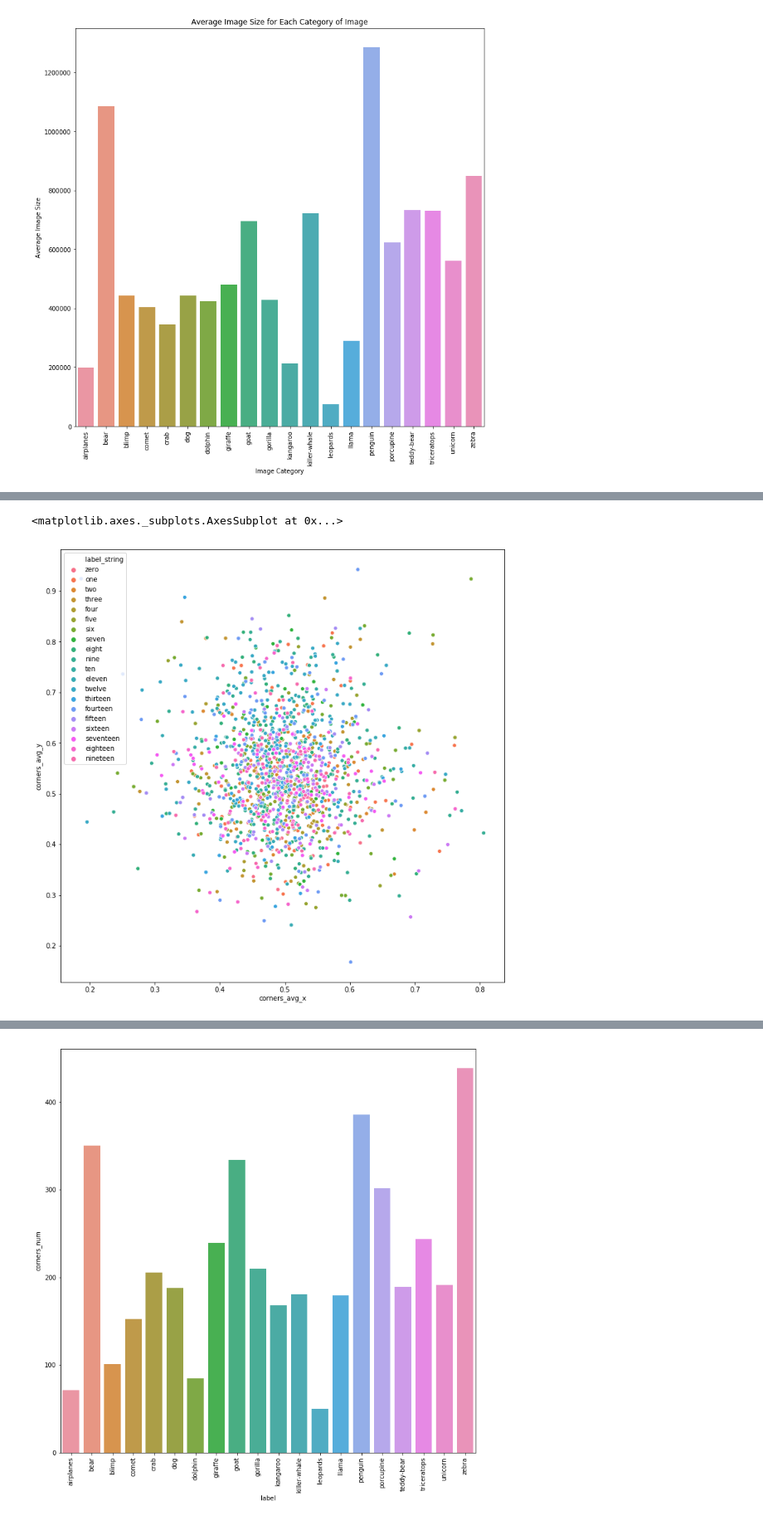
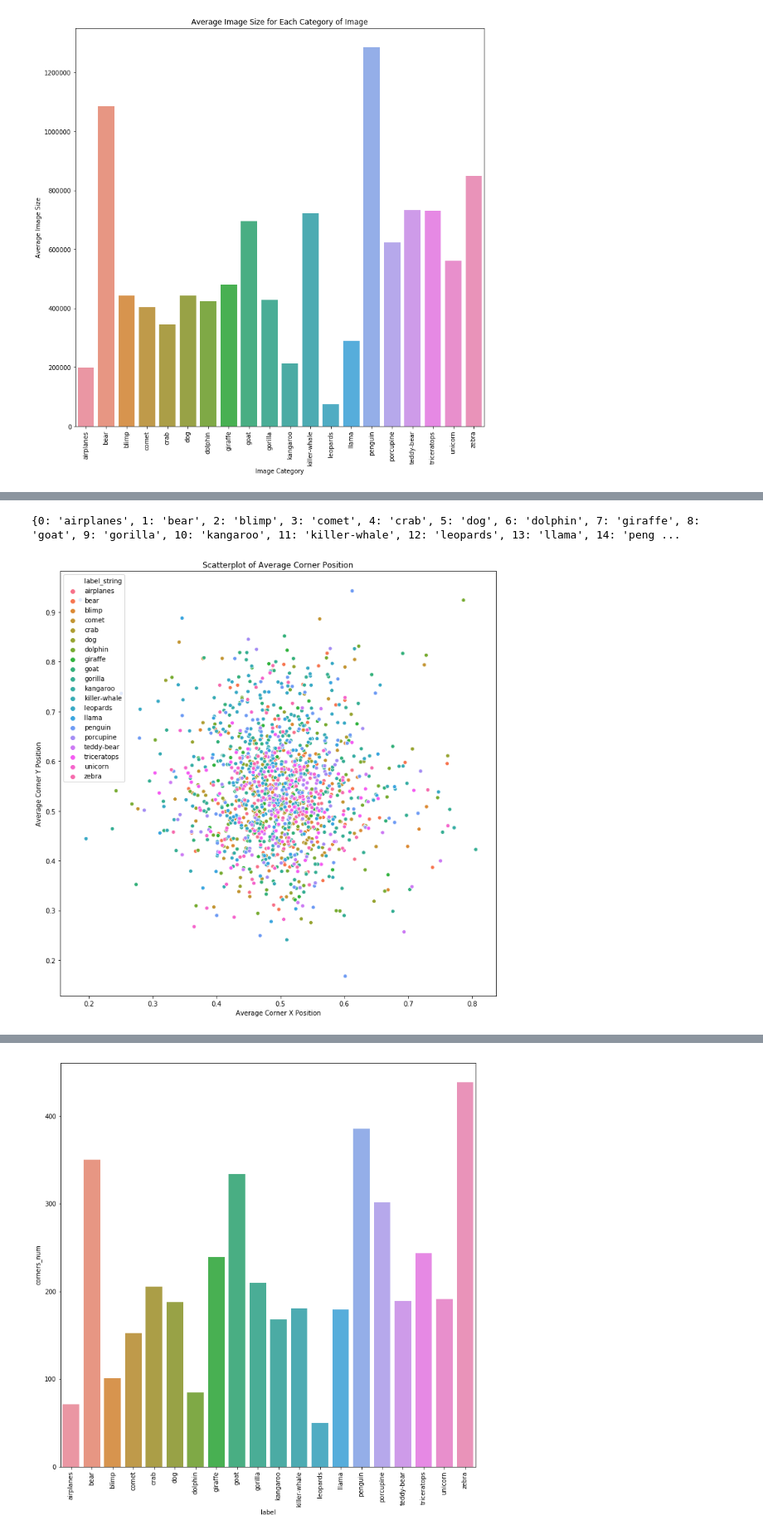
Before and after one commit to chriscorrea14/ds100_final_proj, a Jupyter notebook: GradProject_NB2.ipynb, the cells around one changed output, grey strips where cells are left out. Shown at 83% size. Saved outputs shown, nothing was run; the diff lists cells and outputs as text; code cells hidden in the pictures.

Commit message:
tensorflow and figures

```diff
--- a/GradProject_NB2.ipynb
+++ b/GradProject_NB2.ipynb
@@ -258,4 +258,4 @@ eda_data['corners_var_y'] = pd.Series([ft8(image) for image in eda_data['image']
 eda_data['corners_num'] = pd.Series([ft9(image) for image in eda_data['image']])
 # %%
 # Kmeans cluster corners
-eda_data['kmeans_clusters'] = pd.Series([ft11(image, k) for k, image in enumerate(eda_data['image'])])
+# eda_data['kmeans_clusters'] = pd.Series([ft11(image, k) for k, image in enumerate(eda_data['image'])])
@@ -295,13 +297,18 @@ skimage.io.imshow(img)
 # %%
 plt.figure(figsize=[12,12])
-label_dict = {0: 'zero', 1: 'one', 2: 'two', 3: 'three', 4: 'four', 5: 'five', 6: 'six', 7: 'seven', 8: 'eight',
-             9: 'nine', 10: 'ten', 11: 'eleven', 12: 'twelve', 13: 'thirteen', 14: 'fourteen', 15: 'fifteen',
-             16: 'sixteen', 17: 'seventeen', 18: 'eighteen', 19: 'nineteen'}
+# label_dict = {0: 'zero', 1: 'one', 2: 'two', 3: 'three', 4: 'four', 5: 'five', 6: 'six', 7: 'seven', 8: 'eight',
+#              9: 'nine', 10: 'ten', 11: 'eleven', 12: 'twelve', 13: 'thirteen', 14: 'fourteen', 15: 'fifteen',
+#              16: 'sixteen', 17: 'seventeen', 18: 'eighteen', 19: 'nineteen'}
+label_dict = {i: categories[i] for i in range(20)}
+print(label_dict)
 eda_data['label_string'] = eda_data['label'].map(label_dict)
 sns.scatterplot(x='corners_avg_x', y='corners_avg_y', data=eda_data, hue='label_string')
+plt.xlabel('Average Corner X Position')
+plt.ylabel('Average Corner Y Position')
+plt.title('Scatterplot of Average Corner Position');
 # %% [output]
-<matplotlib.axes._subplots.AxesSubplot at 0x...>
+{0: 'airplanes', 1: 'bear', 2: 'blimp', 3: 'comet', 4: 'crab', 5: 'dog', 6: 'dolphin', 7: 'giraffe', 8: 'goat', 9: 'gorilla', 10: 'kangaroo', 11: 'killer-whale', 12: 'leopards', 13: 'llama', 14: 'peng ...
-[figure, old version]
+[figure, new version]
 # %%
 plt.figure(figsize=[12,12])
 sns.scatterplot(x='corners_var_x', y='corners_var_y', data=eda_data, hue='label_string')
```
Also changed, not shown: parts of 8 cells of this notebook, 6 other files.
